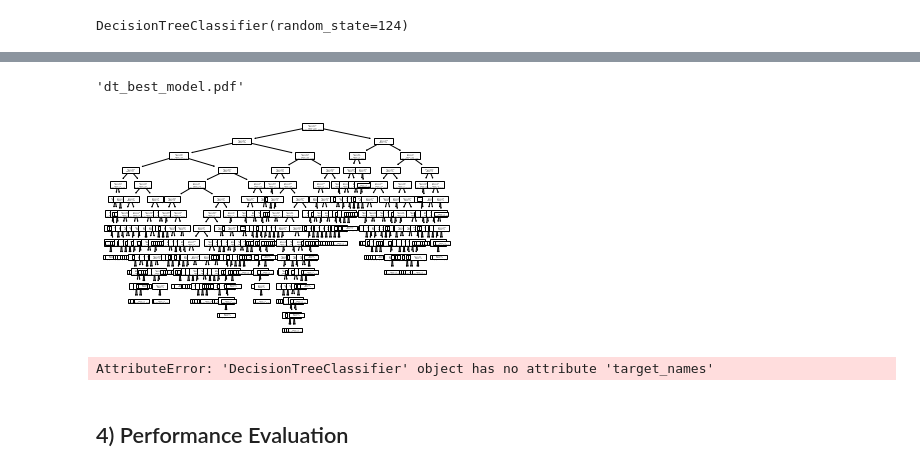
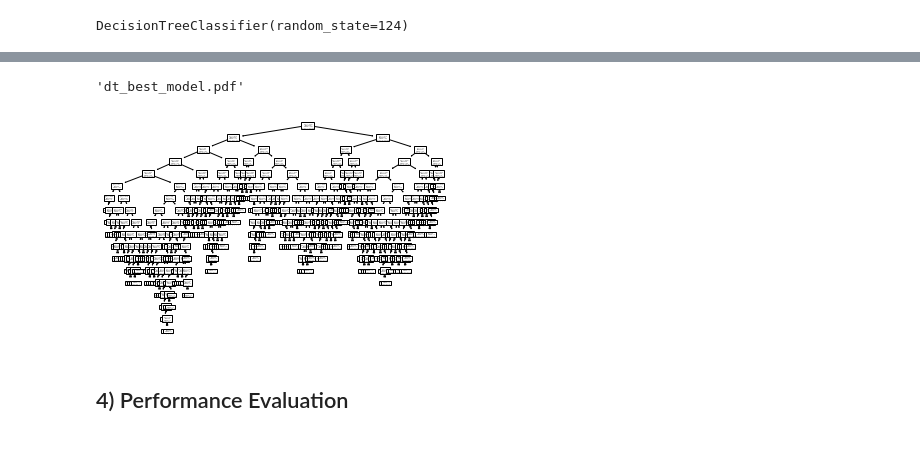
Before and after one commit to beatrice-goh/MS-Hackathon-Code-without-Barriers-2023-submission, a Jupyter notebook: Beatrice_Goh_Airfoil_Self_noise_Classification.ipynb, the cells around one changed output, grey strips where cells are left out. Cells and saved outputs as stored; diff of their text form; code cells hidden in the pictures.

```diff
--- a/Beatrice_Goh_Airfoil_Self_noise_Classification.ipynb
+++ b/Beatrice_Goh_Airfoil_Self_noise_Classification.ipynb
@@ -704,50 +686,15 @@ Score:  0.6733333333333333
 Best parameters: {'class_weight': 'balanced', 'criterion': 'entropy', 'max_depth': None, 'min_samples_leaf': 2}
-# %%
-#pip install pydotplus
-
-tree.plot_tree(best_model1)
-
-import graphviz
-dot_data = tree.export_graphviz(best_model1, out_file=None)
-graph = graphviz.Source(dot_data)
-graph.render("dt_best_model")
-# %% [output]
-'dt_best_model.pdf'
-[figure, removed]
-# %%
-# Visualisation and interpretation of best model
-
-clf = dt1.fit(X_train1, Y_train1)
-
-import pydotplus
-
-dot_data = tree.export_graphviz(clf, out_file=None)
-graph2 = pydotplus.graph_from_dot_data(dot_data)
-graph2.write_pdf("dt_result.pdf")
-
-from IPython.display import Image
-dot_data = tree.export_graphviz(clf, out_file=None,
-#                      feature_names=clf.feature_names,
-                     class_names=dt1.target_names,
-                     filled=True, rounded=True,  # leaves_parallel=True,
-                     special_characters=True)
-graph2 = pydotplus.graph_from_dot_data(dot_data)
-
-## Color of nodes
-nodes = graph2.get_node_list()
-
-for node in nodes:
-    if node.get_label():
-        values = [int(ii) for ii in node.get_label().split('value = [')[1].split(']')[0].split(',')];
-        color = {0: [255,255,224], 1: [255,224,255], 2: [224,255,255],}
-        values = color[values.index(max(values))]; # print(values)
-        color = '#{:02x}{:02x}{:02x}'.format(values[0], values[1], values[2]); # print(color)
-        node.set_fillcolor(color )
-#
-
-Image(graph2.create_png() )
-# %% [output]
-AttributeError: 'DecisionTreeClassifier' object has no attribute 'target_names'
+# %%
+# Visualise tree of best model
+tree.plot_tree(dt1)
+
+import graphviz
+dot_data = tree.export_graphviz(dt1, out_file=None)
+graph = graphviz.Source(dot_data)
+graph.render("dt_best_model")
+# %% [output]
+'dt_best_model.pdf'
+[figure, added]
 # %% [markdown]
 ## 4) Performance Evaluation
 # %%
```
Also changed, not shown: parts of 53 cells of this notebook, 1 other file.
